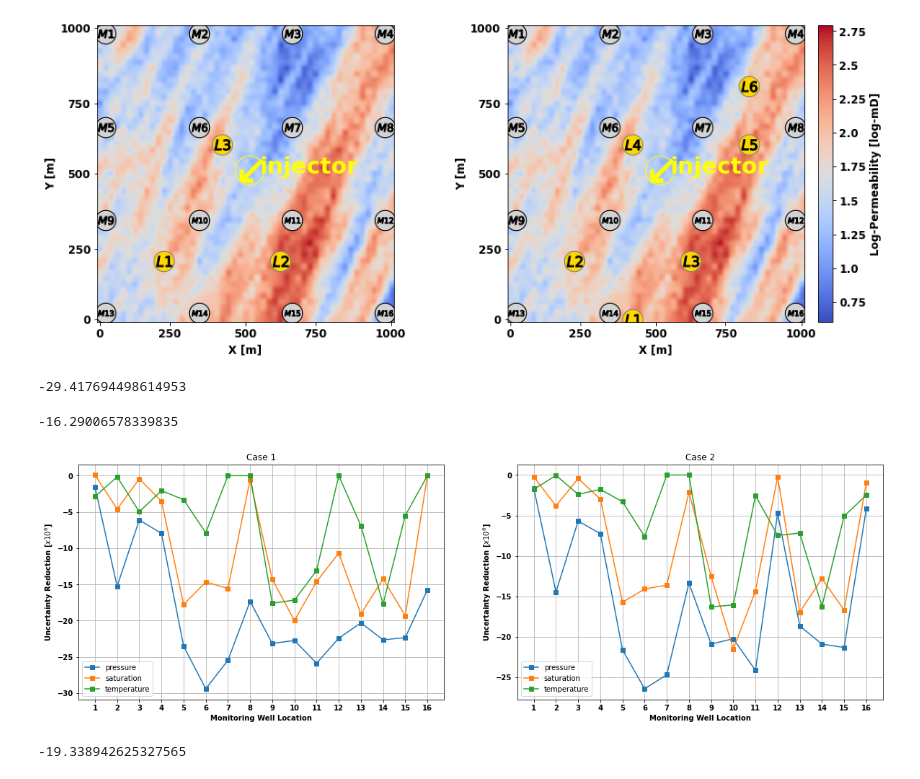
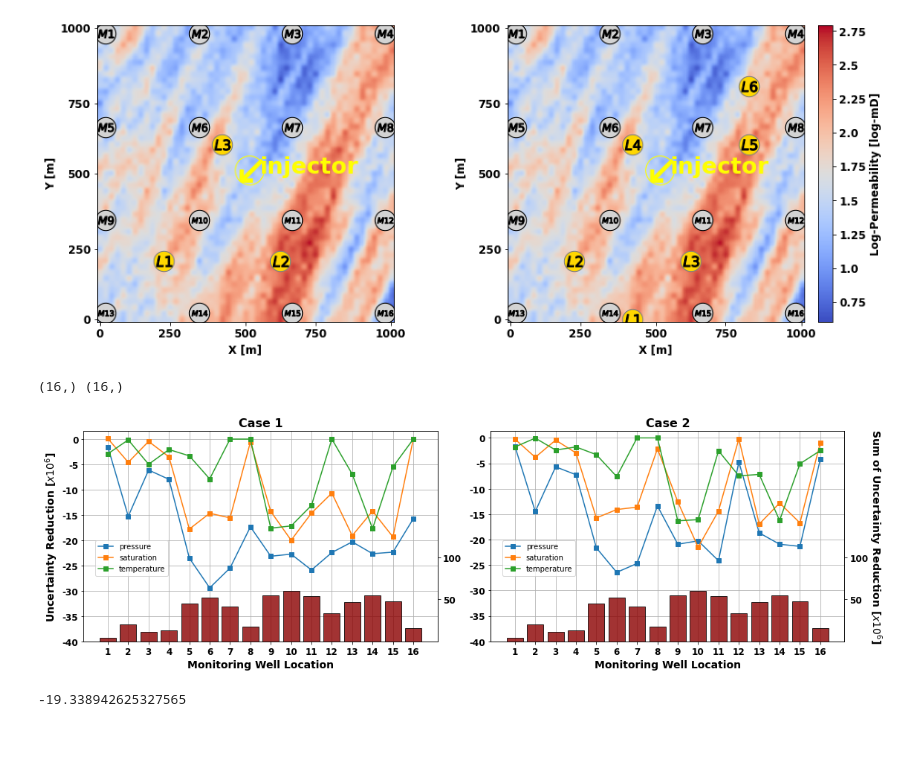
Before and after one commit to misaelmmorales/CO2-Monitor-Optim, a Jupyter notebook: _temp.ipynb, the cells around one changed output. Cells and saved outputs as stored; diff of their text form; code cells hidden in the pictures; blank space fills up the shorter version.

```diff
--- a/_temp.ipynb
+++ b/_temp.ipynb
@@ -38,8 +38,8 @@ temp[[26551, 27561, 27581, 28091, 26031, 26531]] = 1E10
 temp2 = np.flip(np.rot90(temp.reshape(31,51,51).T,3),1)
 ws2 = np.rot90(np.array(np.where(temp2[...,10]>100)),3)
 
-# data1[2,1,1] = -20
-# data2[2,1,1] = -21.5
+data1[2,1,1] = -20
+data2[2,1,1] = -21.5
 
 # append
 data = [data1, data2]
@@ -98,40 +121,47 @@ for i in range(locs.shape[0]):
 plt.show()
 # %% [output]
 [figure]
-# %%
-data1.min()
-# %% [output]
--29.417694498614953
-# %%
-data2[...,-1].min()
-# %% [output]
--16.29006578339835
-# %%
-labs = ['pressure', 'saturation', 'temperature']
-
-plt.figure(figsize=(20,6))
-
-plt.subplot(121)
-plt.plot(data1.reshape(16,3), 's-')
-plt.grid('on'); plt.title('Case 1')
-plt.legend(labs)
-plt.xticks(np.arange(16), labels=np.arange(1,17), weight='bold')
-plt.yticks(weight='bold')
-plt.xlabel('Monitoring Well Location', weight='bold')
-plt.ylabel('Uncertainty Reduction [$x10^6$]', weight='bold')
-
-plt.subplot(122)
-plt.plot(data2.reshape(16,3), 's-')
-plt.grid('on'); plt.title('Case 2')
-plt.legend(labs)
-plt.xticks(np.arange(16), labels=np.arange(1,17), weight='bold')
-plt.yticks(weight='bold')
-plt.xlabel('Monitoring Well Location', weight='bold')
-plt.ylabel('Uncertainty Reduction [$x10^6$]', weight='bold')
-
-plt.show()
-# %% [output]
-[figure, removed]
+# %%
+tot1 = np.sum(data1.reshape(16,3), -1)
+tot2 = np.sum(data2.reshape(16,3), -1)
+print(tot1.shape, tot2.shape)
+# %% [output]
+(16,) (16,)
+# %%
+labs = ['pressure', 'saturation', 'temperature', 'total']
+
+fig, (ax1, ax2) = plt.subplots(1, 2, figsize=(16,5), facecolor='white')
+
+ax1.plot(data1.reshape(16,3), 's-')
+ax1.grid('on'); ax1.set_title('Case 1', fontsize=16, weight='bold')
+ax1.legend(labs, bbox_to_anchor=(0.25, 0.5))
+ax1.set_xticks(np.arange(16)); ax1.set_xticklabels(np.arange(1,17), weight='bold', fontsize=12)
+ax1.set_yticks(np.arange(0, -41, -5)); ax1.set_yticklabels(np.arange(0,-41,-5), weight='bold', fontsize=12)
+ax1.set_xlabel('Monitoring Well Location', weight='bold', fontsize=14)
+ax1.set_ylabel('Uncertainty Reduction [$x10^6$]', weight='bold', fontsize=14)
+ax11 = ax1.twinx()
+ax11.bar(range(16), -tot1, alpha=0.8, edgecolor='k', color='darkred')
+ax11.set_ylim([0,250])
+ax11.set_yticks([50,100]); ax11.set_yticklabels([50,100], weight='bold', fontsize=12)
+#ax11.set_ylabel('Total Uncertainty Reduction [$x10^6$]', rotation=270, labelpad=20)
+
+ax2.plot(data2.reshape(16,3), 's-')
+ax2.grid('on'); ax2.set_title('Case 2', weight='bold', fontsize=16)
+ax2.legend(labs, bbox_to_anchor=(0.25, 0.5))
+ax2.set_xticks(np.arange(16)); ax2.set_xticklabels(np.arange(1,17), weight='bold', fontsize=12)
+ax2.set_yticks(np.arange(0, -41, -5));  ax2.set_yticklabels(np.arange(0,-41,-5), weight='bold', fontsize=12)
+ax2.set_xlabel('Monitoring Well Location', weight='bold', fontsize=14)
+#ax2.set_ylabel('Uncertainty Reduction [$x10^6$]')
+ax22 = ax2.twinx()
+ax22.bar(range(16), -tot1, alpha=0.8, edgecolor='k', color='darkred')
+ax22.set_ylim([0,250])
+ax22.set_yticks([50,100]); ax22.set_yticklabels([50,100], weight='bold', fontsize=12)
+ax22.set_ylabel('Sum of Uncertainty Reduction [$x10^6$]', rotation=270, labelpad=20, weight='bold', fontsize=14)
+
+plt.tight_layout()
+plt.show()
+# %% [output]
+[figure, added]
 # %%
 data1[...,1].min()
 # %% [output]
```
Also changed, not shown: parts of 2 cells of this notebook, 31 other files.
